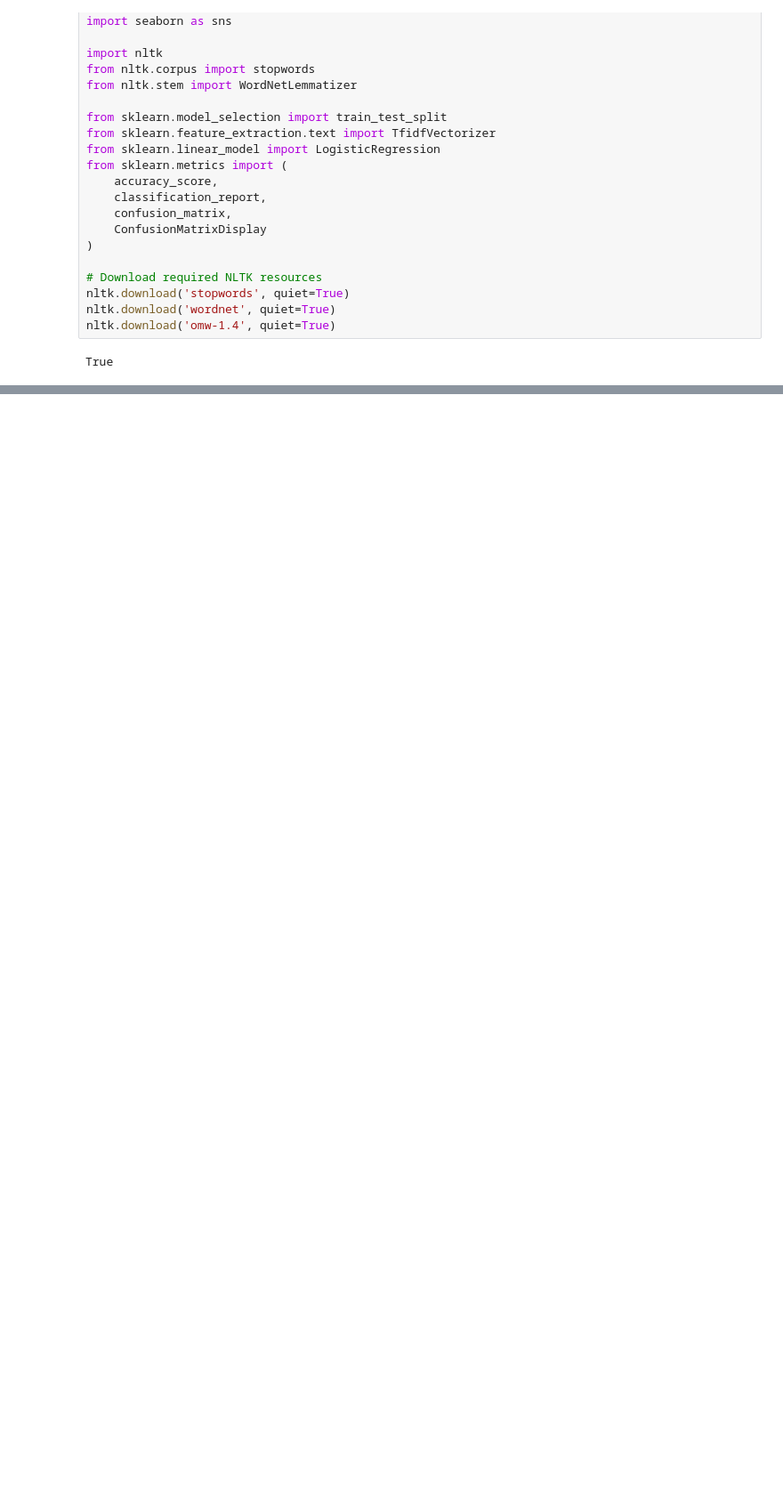
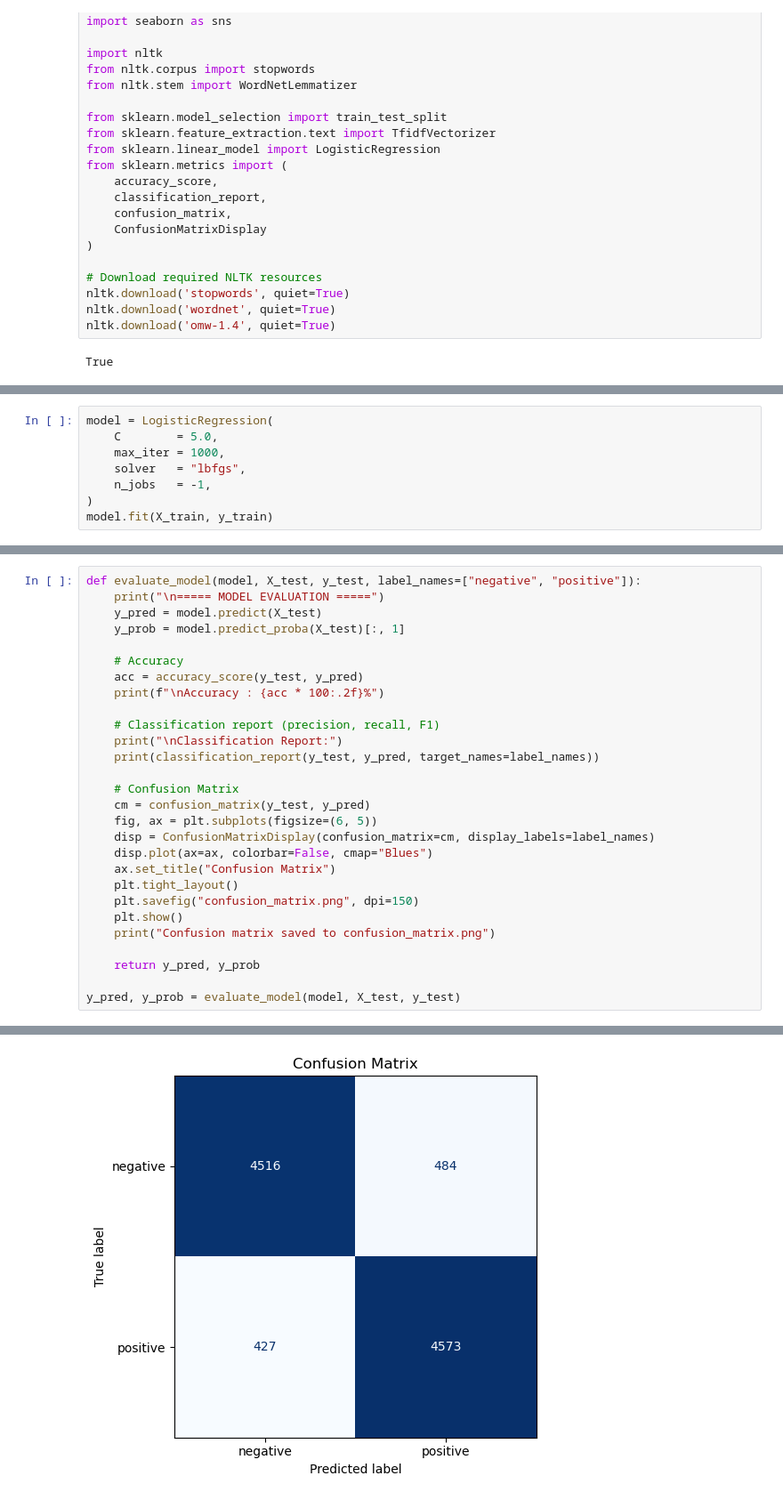
Before and after one commit to afeef-9/Sentiment-Analysis-using-IMDB-Dataset, a Jupyter notebook: Sentiment Analysis using IMDB Dataset.ipynb, the cells around one changed output, grey strips where cells are left out. Shown at 89% size. Saved outputs shown, nothing was run; the diff lists cells and outputs as text; blank space fills up the shorter version.

```diff
--- a/Sentiment Analysis using IMDB Dataset.ipynb
+++ b/Sentiment Analysis using IMDB Dataset.ipynb
@@ -54,0 +138,8 @@ def load_dataset_csv(filepath="IMDB_Dataset.csv"):
+# %%
+model = LogisticRegression(
+    C        = 5.0,
+    max_iter = 1000,
+    solver   = "lbfgs",
+    n_jobs   = -1,
+)
+model.fit(X_train, y_train)
@@ -54,0 +148,29 @@ def load_dataset_csv(filepath="IMDB_Dataset.csv"):
+# %%
+def evaluate_model(model, X_test, y_test, label_names=["negative", "positive"]):
+    print("\n===== MODEL EVALUATION =====")
+    y_pred = model.predict(X_test)
+    y_prob = model.predict_proba(X_test)[:, 1]
+
+    # Accuracy
+    acc = accuracy_score(y_test, y_pred)
+    print(f"\nAccuracy : {acc * 100:.2f}%")
+
+    # Classification report (precision, recall, F1)
+    print("\nClassification Report:")
+    print(classification_report(y_test, y_pred, target_names=label_names))
+
+    # Confusion Matrix
+    cm = confusion_matrix(y_test, y_pred)
+    fig, ax = plt.subplots(figsize=(6, 5))
+    disp = ConfusionMatrixDisplay(confusion_matrix=cm, display_labels=label_names)
+    disp.plot(ax=ax, colorbar=False, cmap="Blues")
+    ax.set_title("Confusion Matrix")
+    plt.tight_layout()
+    plt.savefig("confusion_matrix.png", dpi=150)
+    plt.show()
+    print("Confusion matrix saved to confusion_matrix.png")
+
+    return y_pred, y_prob
+
+y_pred, y_prob = evaluate_model(model, X_test, y_test)
+# %% [output]
@@ -54,0 +190 @@ def load_dataset_csv(filepath="IMDB_Dataset.csv"):
+[figure, added]
```
Also changed, not shown: parts of 8 cells of this notebook.
